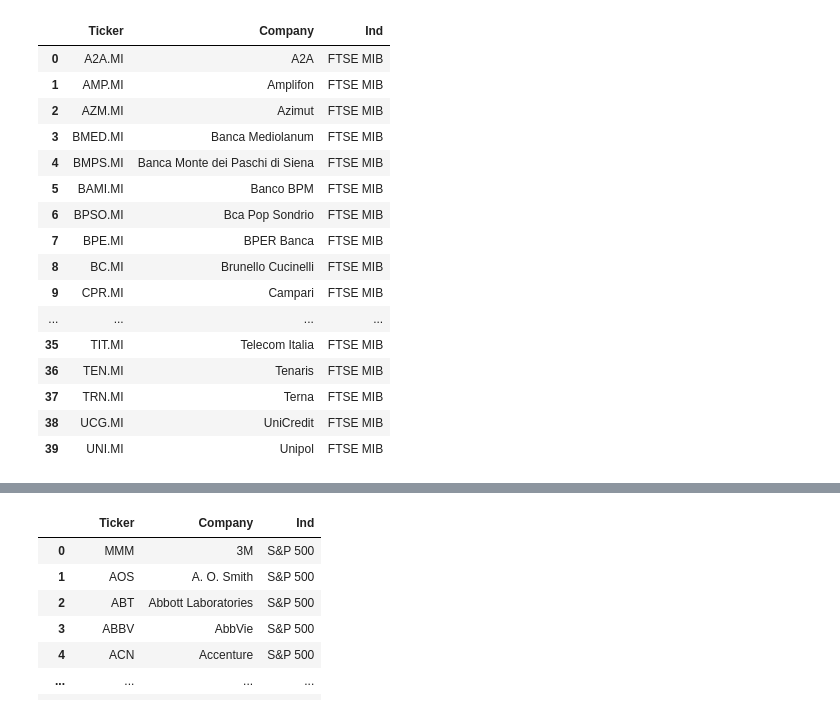
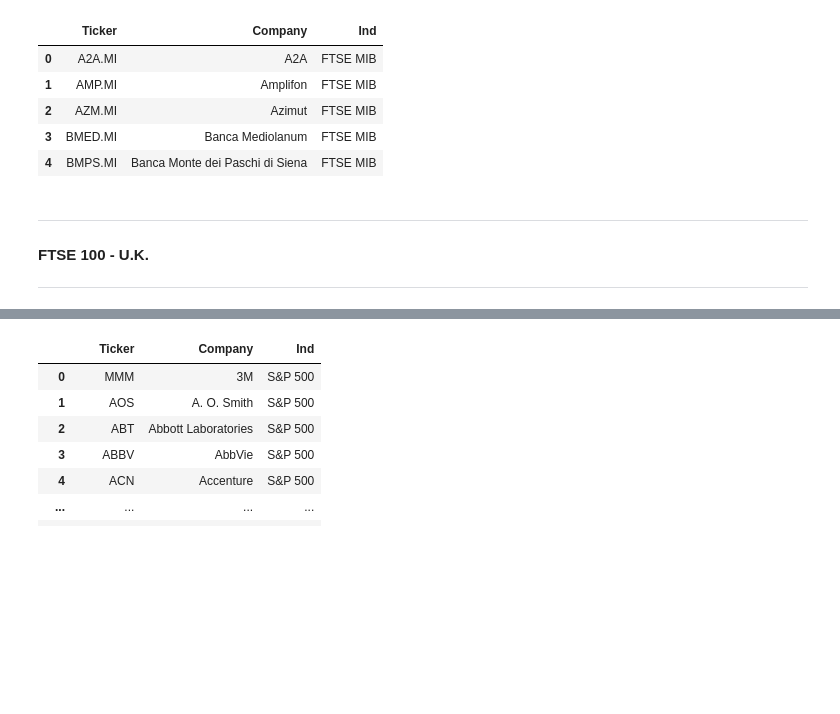
Before and after one commit to Gabriel-PEZ/Pi.Squared.Trading, a Jupyter notebook: Data/data.ipynb, the cells around one changed output, grey strips where cells are left out. Cells and saved outputs as stored; diff of their text form; code cells hidden in the pictures; blank space fills up the shorter version.

```diff
--- a/Data/data.ipynb
+++ b/Data/data.ipynb
@@ -86,29 +75,21 @@ df_dax
 # %%
 # On fait de même pour l'indice FTSE MIB
-
 url_ftsemib = "https://en.wikipedia.org/wiki/FTSE_MIB"
 df_ftsemib = dgf.obtenir_liste_entreprises(url_ftsemib, 'FTSE MIB')
 
 df_ftsemib = dgf.nettoyage_ftsemib(df_ftsemib)
 
-df_ftsemib
+df_ftsemib.head()
 # %% [output]
 |  | Ticker | Company | Ind |
 | 0 | A2A.MI | A2A | FTSE MIB |
 | 1 | AMP.MI | Amplifon | FTSE MIB |
 | 2 | AZM.MI | Azimut | FTSE MIB |
 | 3 | BMED.MI | Banca Mediolanum | FTSE MIB |
 | 4 | BMPS.MI | Banca Monte dei Paschi di Siena | FTSE MIB |
-| 5 | BAMI.MI | Banco BPM | FTSE MIB |
-| 6 | BPSO.MI | Bca Pop Sondrio | FTSE MIB |
-| 7 | BPE.MI | BPER Banca | FTSE MIB |
-| 8 | BC.MI | Brunello Cucinelli | FTSE MIB |
-| 9 | CPR.MI | Campari | FTSE MIB |
-| ... | ... | ... | ... |
-| 35 | TIT.MI | Telecom Italia | FTSE MIB |
-| 36 | TEN.MI | Tenaris | FTSE MIB |
-| 37 | TRN.MI | Terna | FTSE MIB |
-| 38 | UCG.MI | UniCredit | FTSE MIB |
-| 39 | UNI.MI | Unipol | FTSE MIB |
+# %% [markdown]
+---
+#### FTSE 100 - U.K.
+---
 # %%
 # On fait de même pour l'indice FTSE 100
```
Also changed, not shown: parts of 19 cells of this notebook, 2 other files.
